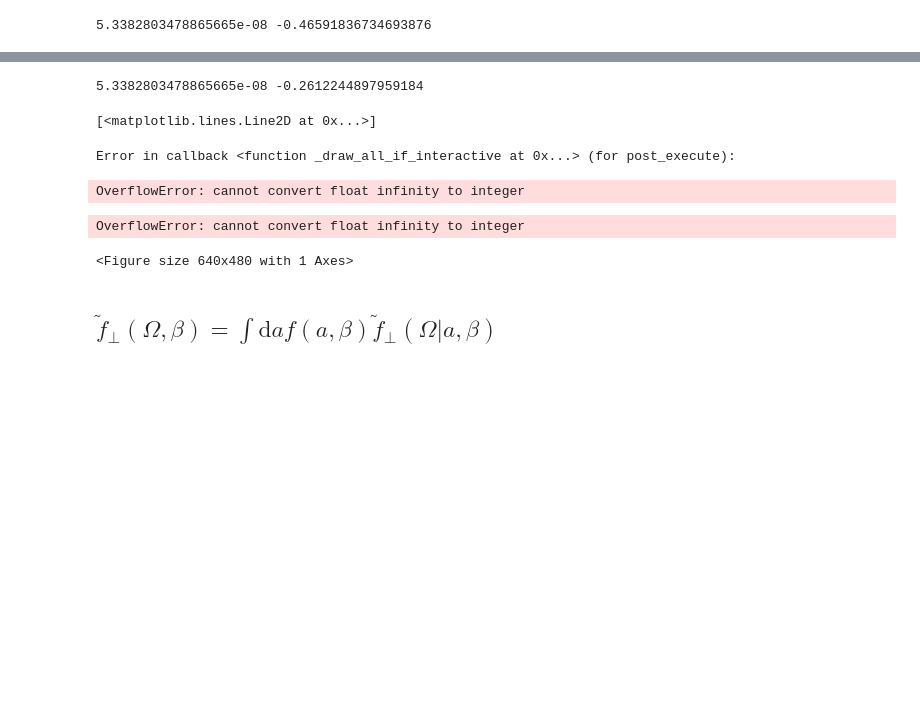
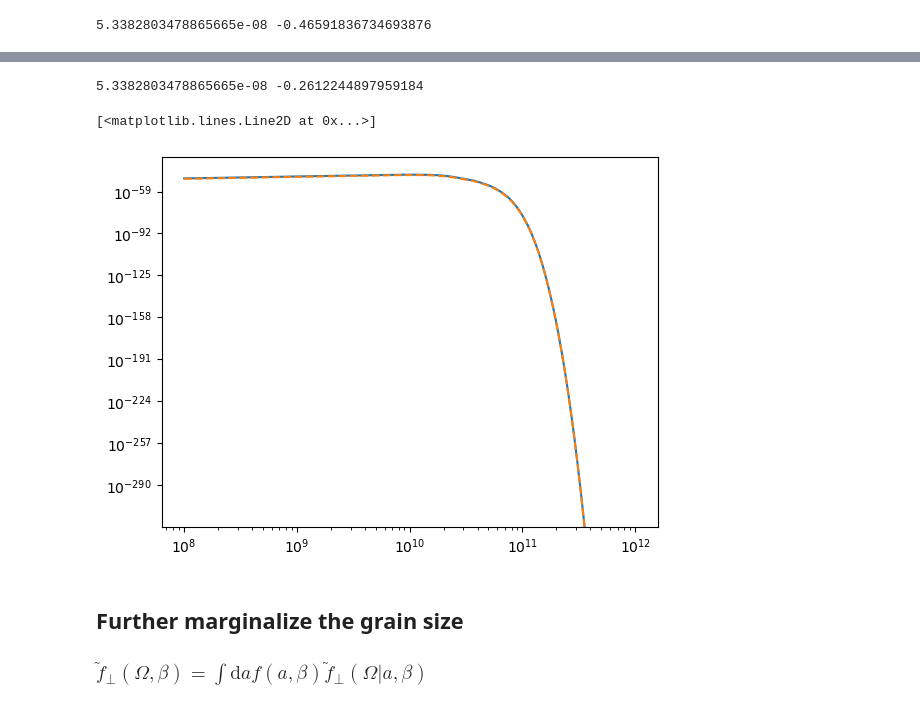
Before and after one commit to zzhang0123/SpyDust, a Jupyter notebook: notebooks/dist_funcs.ipynb, the cells around one changed output, grey strips where cells are left out. Cells and saved outputs as stored; diff of their text form; code cells hidden in the pictures; blank space fills up the shorter version.

```diff
--- a/notebooks/dist_funcs.ipynb
+++ b/notebooks/dist_funcs.ipynb
@@ -173,26 +177,26 @@ plt.loglog(omega1, f_Omega_1[0], label='New', linestyle='--')
 # %%
 from main.SED import mu2_f_cond, mu2_f, SED
 aind = 5
 a = a_tab[aind]
 beta = beta_tab[np.argmin(f_a_beta[aind, :])]
 print(a, beta)
 
 fZ = charge_dist(env, a, beta)
 Z2 = np.sum(fZ[0, :]**2 * fZ[1, :])
 mu_rms = rms_dipole(a, beta, Z2, dip_per_at)
 ip = 2/3
 mu_ip = np.array([mu_rms * np.sqrt(ip)])
 mu_op = np.array([mu_rms * np.sqrt(1 - ip)])
 
-omega, mu2_f_cond_arr = mu2_f_cond(env, a, beta, fZ, mu_rms, ip, 20, omega_min=1e8, omega_max=1e12, Nomega=1000)
-plt.loglog(omega, mu2_f_cond_arr[0], label='ip')
-plt.loglog(omega,  mu2_f_cond_arr[1], label='op', linestyle='--')
+mu2_f_cond_1, mu2_f_cond_2 = mu2_f_cond(env, a, beta, fZ, mu_rms, ip, 10, omega_min=1e8, omega_max=1e13, Nomega=1000)
+
+omega = makelogtab(1e8, 1e12, 1000)
+plt.loglog(omega, mu2_f_cond_1, label='ip')
+plt.loglog(omega, mu2_f_cond_2, label='op', linestyle='--')
 # %% [output]
 5.3382803478865665e-08 -0.2612244897959184
 [<matplotlib.lines.Line2D at 0x...>]
-Error in callback <function _draw_all_if_interactive at 0x...> (for post_execute):
-OverflowError: cannot convert float infinity to integer
-OverflowError: cannot convert float infinity to integer
-<Figure size 640x480 with 1 Axes>
+[figure, added]
 # %% [markdown]
-## $\tilde{f}_\perp(\Omega, \beta) = \int \mathrm{d}a f(a, \beta) \tilde{f}_\perp(\Omega | a, \beta) $
+## Further marginalize the grain size
+### $\tilde{f}_\perp(\Omega, \beta) = \int \mathrm{d}a f(a, \beta) \tilde{f}_\perp(\Omega | a, \beta) $
```
Also changed, not shown: parts of 26 cells of this notebook, 3 other files.
